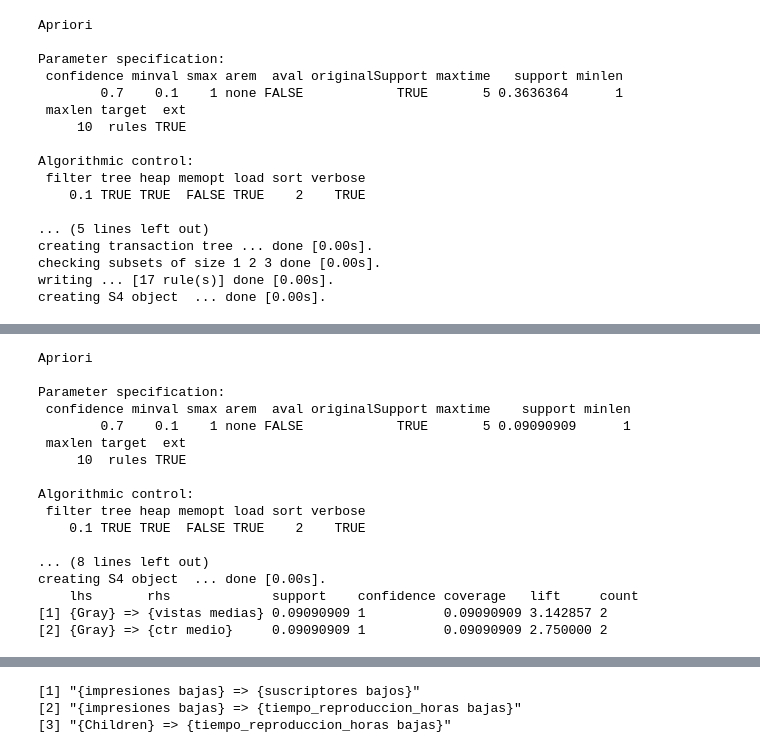
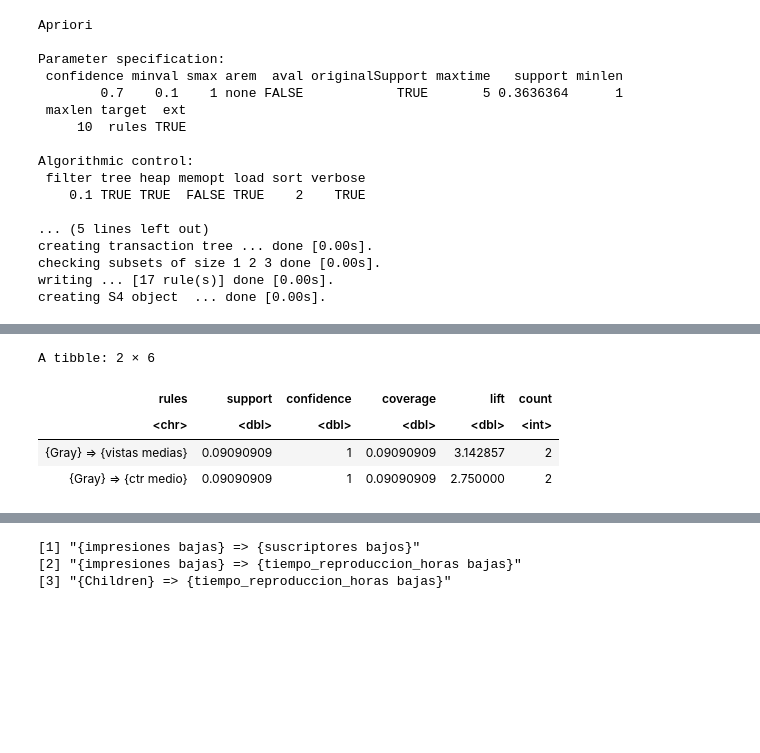
Before and after one commit to cristiandelahooz/descriptive-model-apriori, a Jupyter notebook: notebooks/asociacion/apriori.ipynb, the cells around one changed output, grey strips where cells are left out. Saved outputs shown, nothing was run; the diff lists cells and outputs as text; code cells hidden in the pictures; blank space fills up the shorter version.

Commit message:
docs(apriori): add documentation to apriori notebook

```diff
--- a/notebooks/asociacion/apriori.ipynb
+++ b/notebooks/asociacion/apriori.ipynb
@@ -342,33 +747,27 @@ inspect(sort(x = reglas, decreasing = TRUE, by = "confidence"))
 # %%
-colores <- c("Blue", "Pink", "Yellow", "Purple",
-             "White", "Gray", "Beige", "Indigo")
+lhs_values <- c("Blue", "Pink", "Yellow", "Purple",
+                "White", "Gray", "Beige", "Indigo")
 rhs_values <- c("impresiones medias", "suscriptores media",
                 "vistas altas", "vistas medias", "ctr alto", "ctr medio")
 
 soporte <- 2 / dim(transacciones)[1]
-reglas_suscriptores_medias <- apriori(data = transacciones,
-                                      parameter = list(support = soporte,
-                                                       confidence = 0.70,
+interesting_consequents_values <- apriori(data = transacciones,
+                                          parameter = list(support = soporte,
+                                                           confidence = 0.70,
                                                        # Se especifica que se creen reglas # nolint
                                                        target = "rules"),
-                                      appearance = list(rhs = rhs_values,
-                                                        lhs = colores))
-inspect(reglas_suscriptores_medias)
+                                          appearance = list(lhs = lhs_values,
+                                                            rhs = rhs_values),
+                                          control = list(verbose = FALSE))
+
+data_frame <- as(interesting_consequents_values, Class = "data.frame")
+data_frame %>%
+  as.tibble() %>%
+  arrange(desc(confidence)) %>%
+  head()
 # %% [output]
-Apriori
-
-Parameter specification:
- confidence minval smax arem  aval originalSupport maxtime    support minlen
-        0.7    0.1    1 none FALSE            TRUE       5 0.09090909      1
- maxlen target  ext
-     10  rules TRUE
-
-Algorithmic control:
- filter tree heap memopt load sort verbose
-    0.1 TRUE TRUE  FALSE TRUE    2    TRUE
-
-... (8 lines left out)
-creating S4 object  ... done [0.00s].
-    lhs       rhs             support    confidence coverage   lift     count
-[1] {Gray} => {vistas medias} 0.09090909 1          0.09090909 3.142857 2
-[2] {Gray} => {ctr medio}     0.09090909 1          0.09090909 2.750000 2
+A tibble: 2 × 6
+| rules | support | confidence | coverage | lift | count |
+| <chr> | <dbl> | <dbl> | <dbl> | <dbl> | <int> |
+| {Gray} => {vistas medias} | 0.09090909 | 1 | 0.09090909 | 3.142857 | 2 |
+| {Gray} => {ctr medio} | 0.09090909 | 1 | 0.09090909 | 2.750000 | 2 |
```
Also changed, not shown: parts of 35 cells of this notebook.
